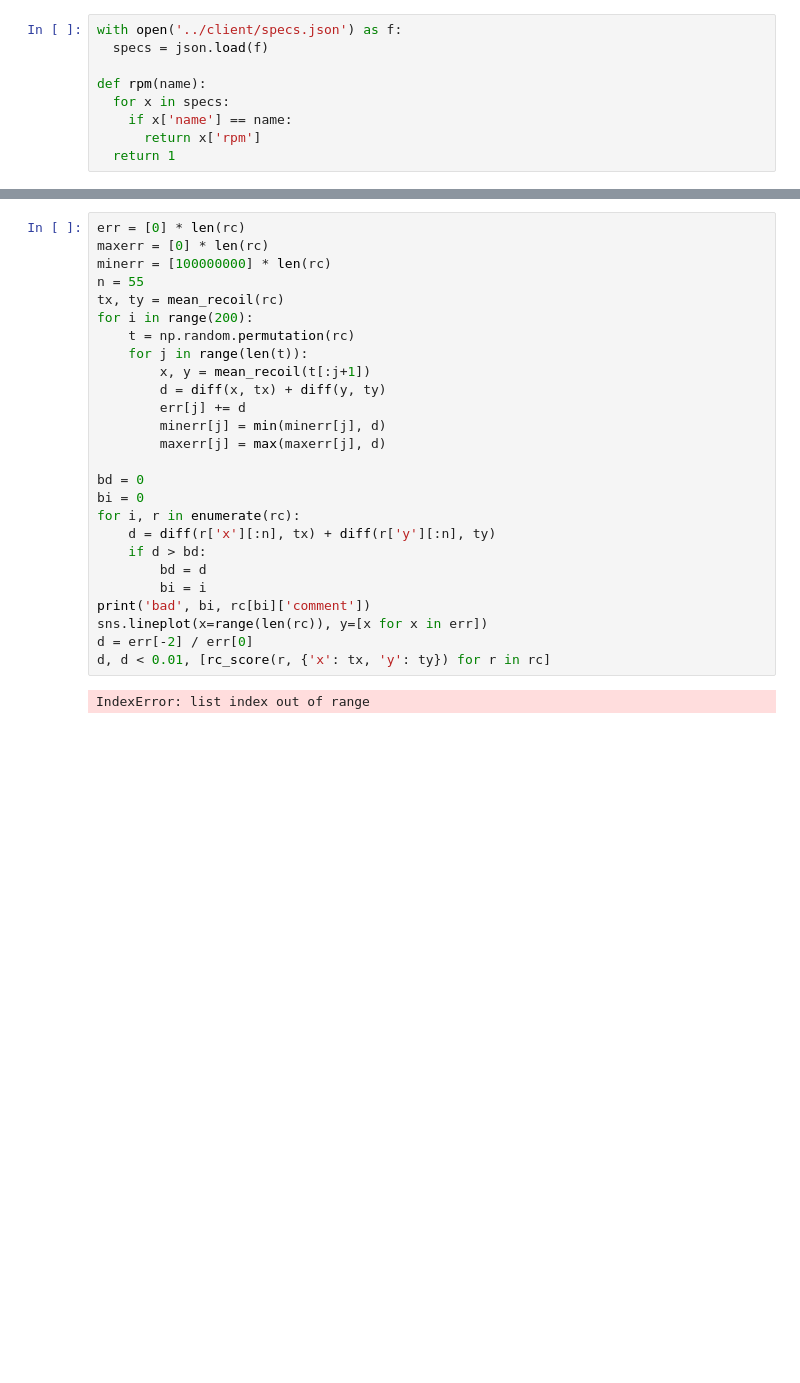
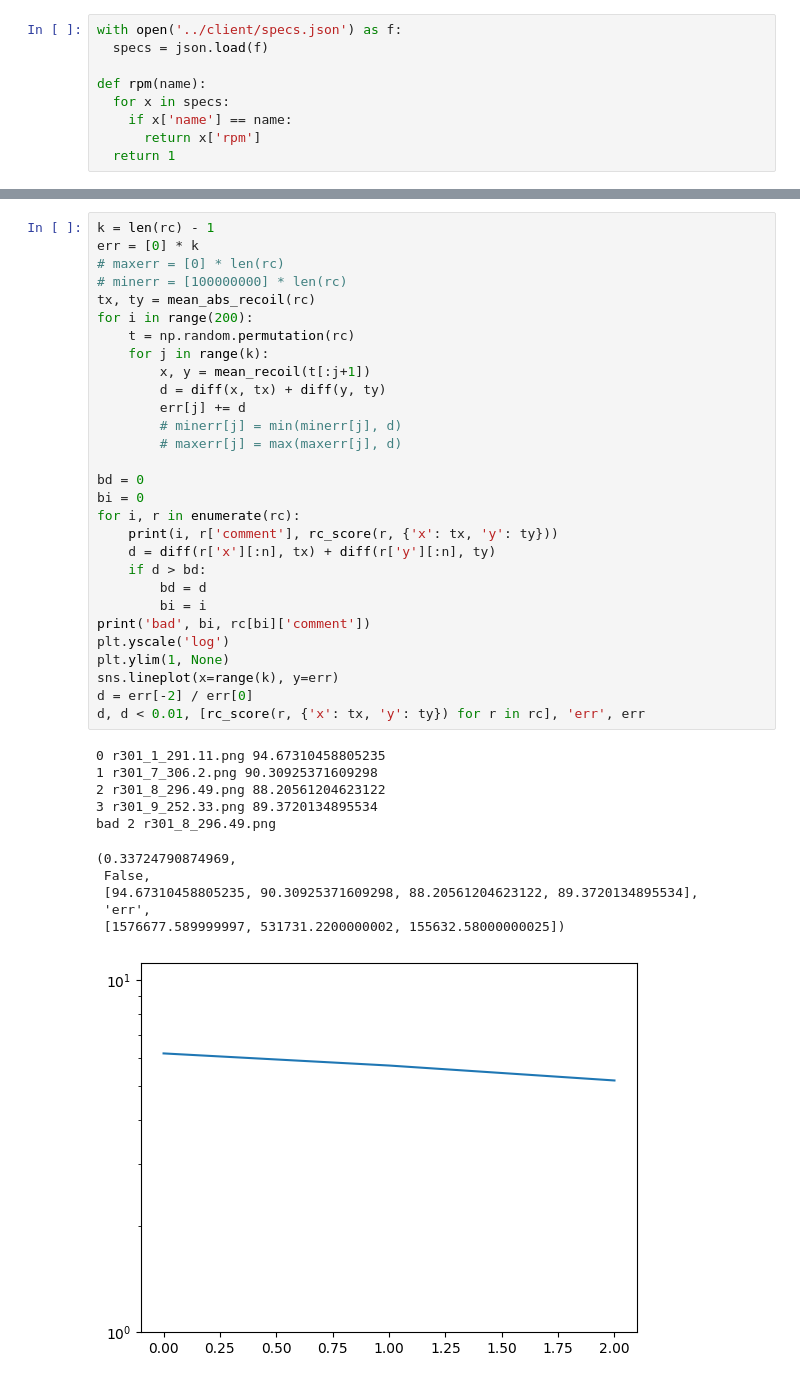
Before and after one commit to metaflow/apex-recoil, a Jupyter notebook: processing/recoils.ipynb, the cells around one changed output, grey strips where cells are left out. Cells and saved outputs as stored; diff of their text form; blank space fills up the shorter version.

```diff
--- a/processing/recoils.ipynb
+++ b/processing/recoils.ipynb
@@ -112,28 +184,41 @@ print(n, len(x), len(y), len(t))
 # %%
-err = [0] * len(rc)
-maxerr = [0] * len(rc)
-minerr = [100000000] * len(rc)
-n = 55
-tx, ty = mean_recoil(rc)
+k = len(rc) - 1
+err = [0] * k
+# maxerr = [0] * len(rc)
+# minerr = [100000000] * len(rc)
+tx, ty = mean_abs_recoil(rc)
 for i in range(200):
     t = np.random.permutation(rc)
-    for j in range(len(t)):
+    for j in range(k):
         x, y = mean_recoil(t[:j+1])
         d = diff(x, tx) + diff(y, ty)
         err[j] += d
-        minerr[j] = min(minerr[j], d)
-        maxerr[j] = max(maxerr[j], d)
+        # minerr[j] = min(minerr[j], d)
+        # maxerr[j] = max(maxerr[j], d)
 
 bd = 0
 bi = 0
 for i, r in enumerate(rc):
+    print(i, r['comment'], rc_score(r, {'x': tx, 'y': ty}))
     d = diff(r['x'][:n], tx) + diff(r['y'][:n], ty)
     if d > bd:
         bd = d
         bi = i
 print('bad', bi, rc[bi]['comment'])
-sns.lineplot(x=range(len(rc)), y=[x for x in err])
+plt.yscale('log')
+plt.ylim(1, None)
+sns.lineplot(x=range(k), y=err)
 d = err[-2] / err[0]
-d, d < 0.01, [rc_score(r, {'x': tx, 'y': ty}) for r in rc]
+d, d < 0.01, [rc_score(r, {'x': tx, 'y': ty}) for r in rc], 'err', err
 # %% [output]
-IndexError: list index out of range
+0 r301_1_291.11.png 94.67310458805235
+1 r301_7_306.2.png 90.30925371609298
+2 r301_8_296.49.png 88.20561204623122
+3 r301_9_252.33.png 89.3720134895534
+bad 2 r301_8_296.49.png
+(0.33724790874969,
+ False,
+ [94.67310458805235, 90.30925371609298, 88.20561204623122, 89.3720134895534],
+ 'err',
+ [1576677.589999997, 531731.2200000002, 155632.58000000025])
+[figure, added]
```
Also changed, not shown: parts of 7 cells of this notebook, 3 other files.
